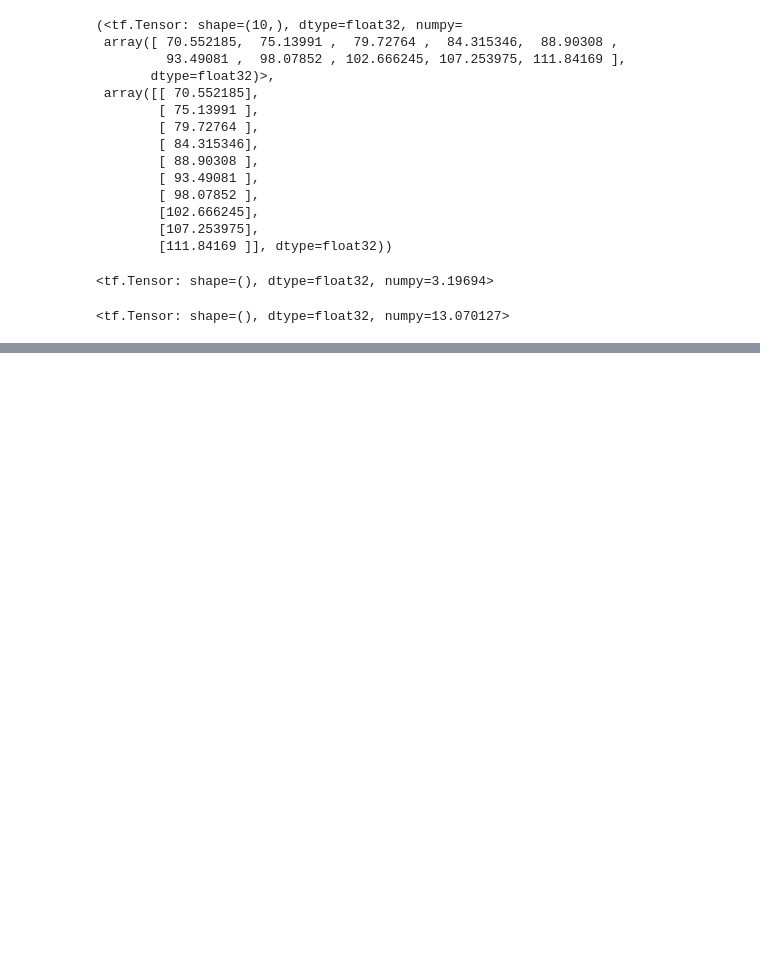
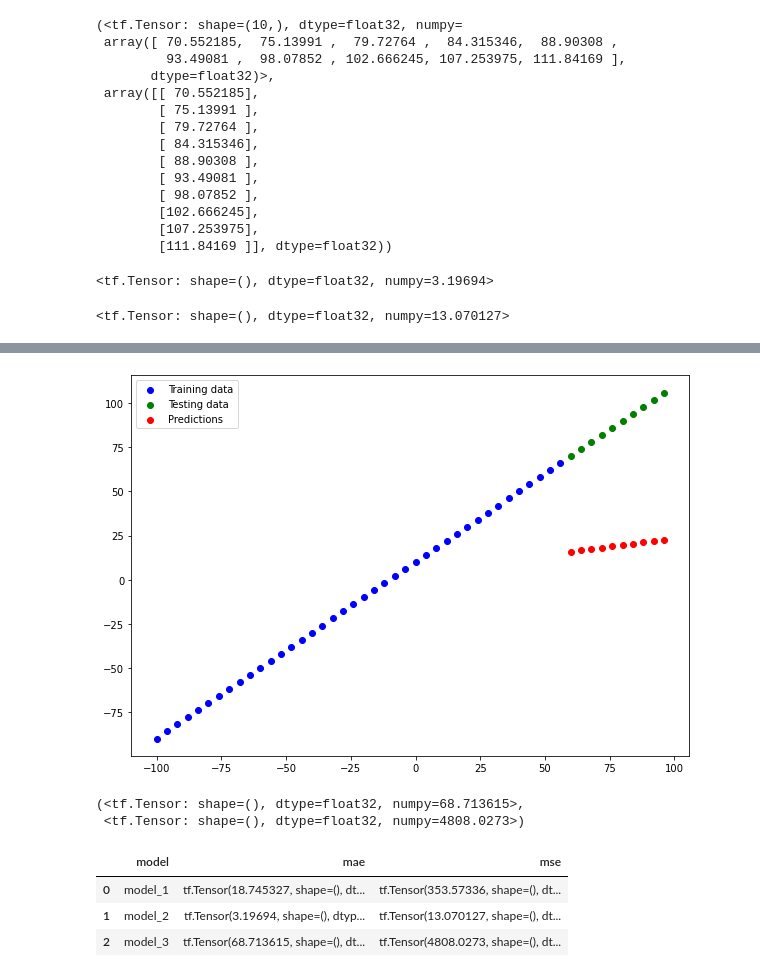
Before and after one commit to Goyalscode/Character-Recognition-Using-DL, a Jupyter notebook: learning_concepts_practice/practice.ipynb, the cells around one changed output, grey strips where cells are left out. Cells and saved outputs as stored; diff of their text form; code cells hidden in the pictures; blank space fills up the shorter version.

```diff
--- a/learning_concepts_practice/practice.ipynb
+++ b/learning_concepts_practice/practice.ipynb
@@ -2060,0 +2130,16 @@ def mse(y_true, y_pred):
+# %%
+# Build model_2  --> 2 dense layers or fully connected layers trained for 100 epochs
+
+tf.random.set_seed(42)
+
+model_2 = tf.keras.Sequential([
+            tf.keras.layers.Dense(10),
+            tf.keras.layers.Dense(1)
+])
+
+model_2.compile(loss = tf.keras.losses.mae,
+               optimizer=tf.keras.optimizers.SGD(),
+                metrics=["mse"])
+
+
+model_2.fit(X_train, y_train, epochs = 100)
@@ -2060,0 +2192,14 @@ def mse(y_true, y_pred):
+# %%
+# model 3 --> 2 layers trained for 500 epochs --> trained for longer
+
+tf.random.set_seed(42)
+
+model_3 = tf.keras.Sequential([
+            tf.keras.layers.Dense(10),
+            tf.keras.layers.Dense(1)])    # dense layer with 1 hidden unit --> thT WILL BE THE OUTPUT layer
+
+model_3.compile(loss = tf.keras.losses.mae,
+                optimizer = tf.keras.optimizers.SGD(),
+                metrics = ["mae"])
+
+model_3.fit(X_train, y_train, epochs = 500)
@@ -2060,0 +2225,15 @@ def mse(y_true, y_pred):
+# %%
+y_pred_3 = model_3.predict(X_test)
+plot_predictions(predictions = y_pred_3)
+
+# think that model is trained for too long
+# this is overfitting --> model has learnt the traininig data very well and does'nt generalize very well at all to data it has'nt sen before
+# %% [output]
+[figure, added]
+# %%
+mae_3 = mae(y_test, y_pred_3)
+mse_3 = mse(y_test, y_pred_3)
+mae_3, mse_3
+# %% [output]
+(<tf.Tensor: shape=(), dtype=float32, numpy=68.713615>,
+ <tf.Tensor: shape=(), dtype=float32, numpy=4808.0273>)
@@ -2060,0 +2242,19 @@ def mse(y_true, y_pred):
+# %%
+# comparing the results of our experiments
+# compare models results using  pandas data frame
+
+import pandas as pd
+
+# set model_results as list of lists
+model_results = [["model_1", mae_1, mse_1],
+                 ["model_2", mae_2, mse_2],
+                 ["model_3", mae_3, mse_3]]
+
+# creating data frame
+all_results = pd.DataFrame(model_results, columns = ["model", "mae", "mse"])
+all_results
+# %% [output]
+|  | model | mae | mse |
+| 0 | model_1 | tf.Tensor(18.745327, shape=(), dt... | tf.Tensor(353.57336, shape=(), dt... |
+| 1 | model_2 | tf.Tensor(3.19694, shape=(), dtyp... | tf.Tensor(13.070127, shape=(), dt... |
+| 2 | model_3 | tf.Tensor(68.713615, shape=(), dt... | tf.Tensor(4808.0273, shape=(), dt... |
```
Also changed, not shown: parts of 83 cells of this notebook.
